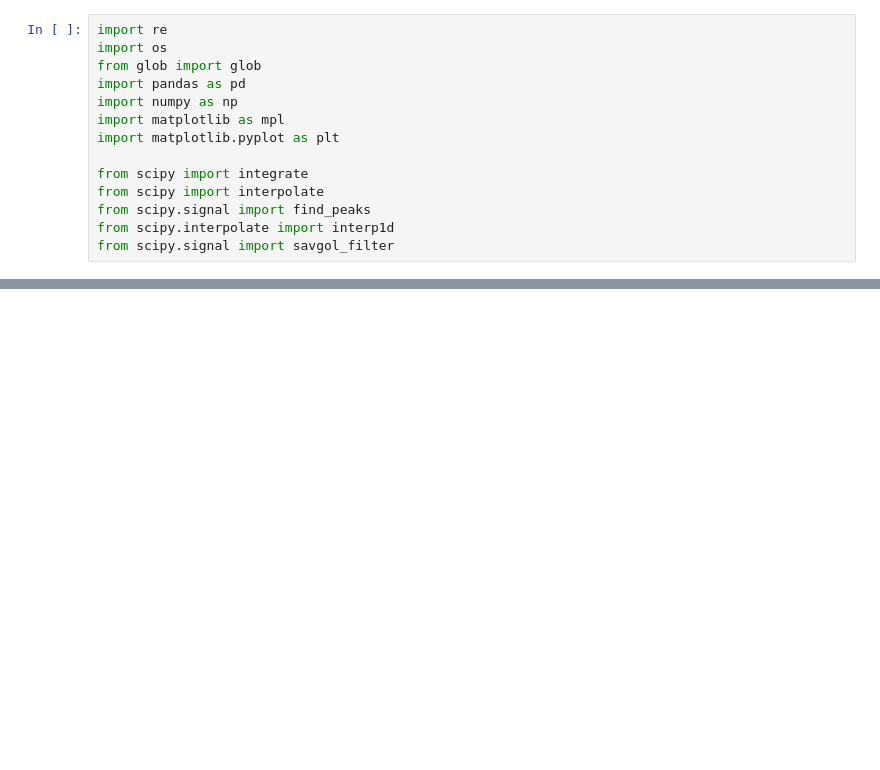
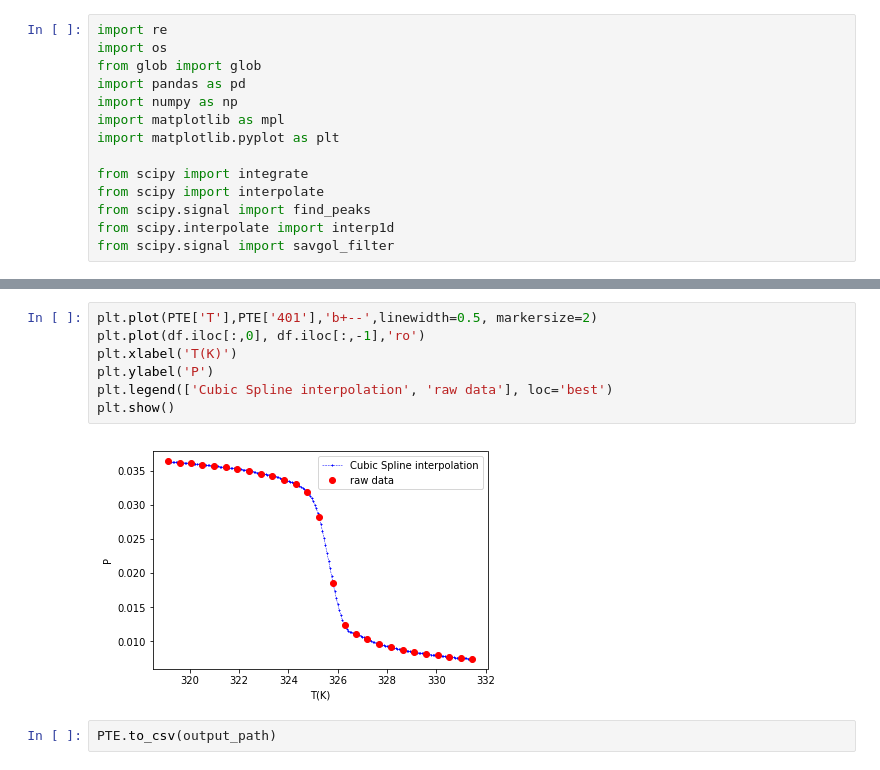
Before and after one commit to liuzipenguk/data-processing, a Jupyter notebook: PT insert points.ipynb, the cells around one changed output, grey strips where cells are left out. Drawn from its saved outputs; the diff is of its cells as text; blank space fills up the shorter version.

```diff
--- a/PT insert points.ipynb
+++ b/PT insert points.ipynb
@@ -45 +43,12 @@ PTE.to_csv(output_path)
 5 rows × 403 columns
+# %%
+plt.plot(PTE['T'],PTE['401'],'b+--',linewidth=0.5, markersize=2)
+plt.plot(df.iloc[:,0], df.iloc[:,-1],'ro')
+plt.xlabel('T(K)')
+plt.ylabel('P')
+plt.legend(['Cubic Spline interpolation', 'raw data'], loc='best')
+plt.show()
+# %% [output]
+[figure, added]
+# %%
+PTE.to_csv(output_path)
```
Also changed, not shown: parts of 4 cells of this notebook.
